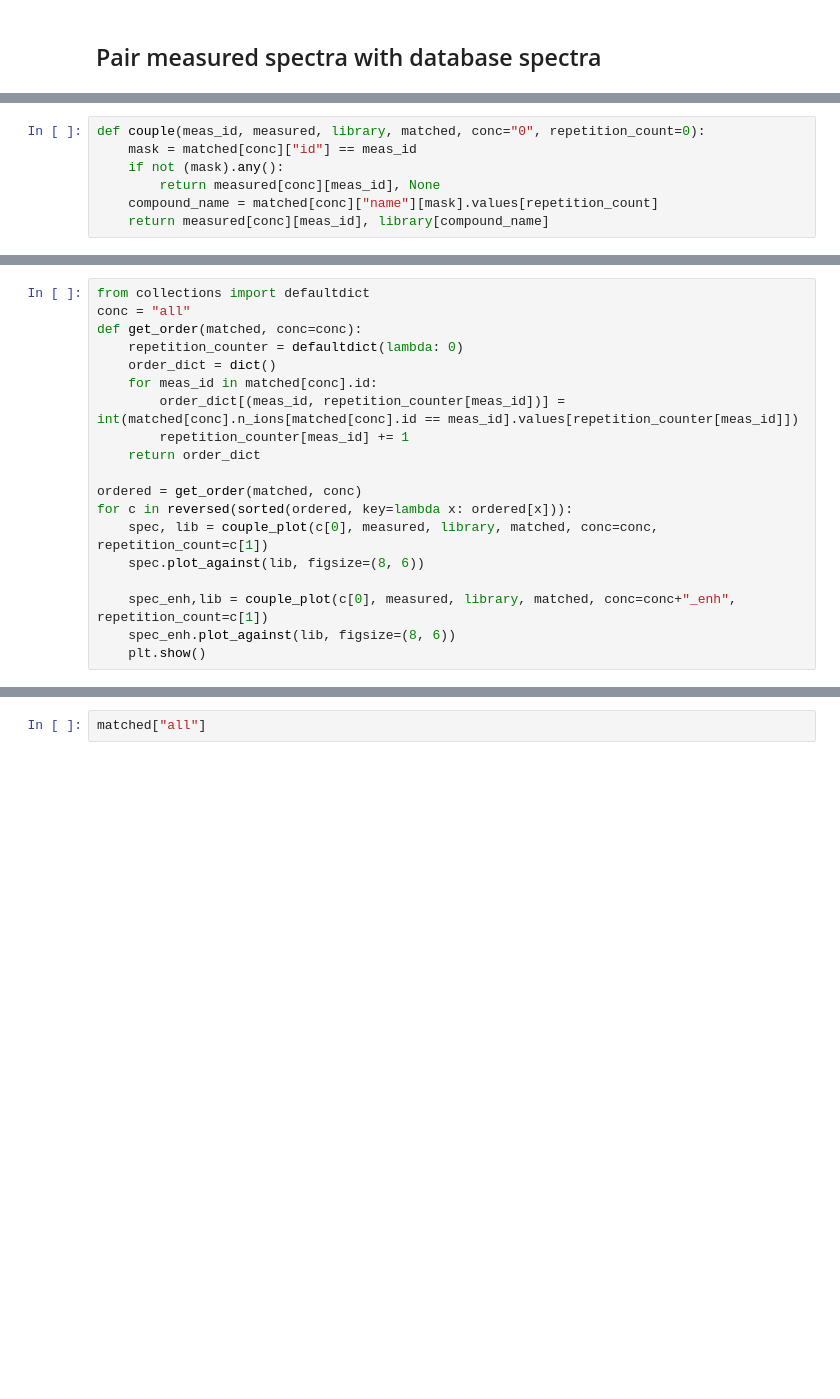
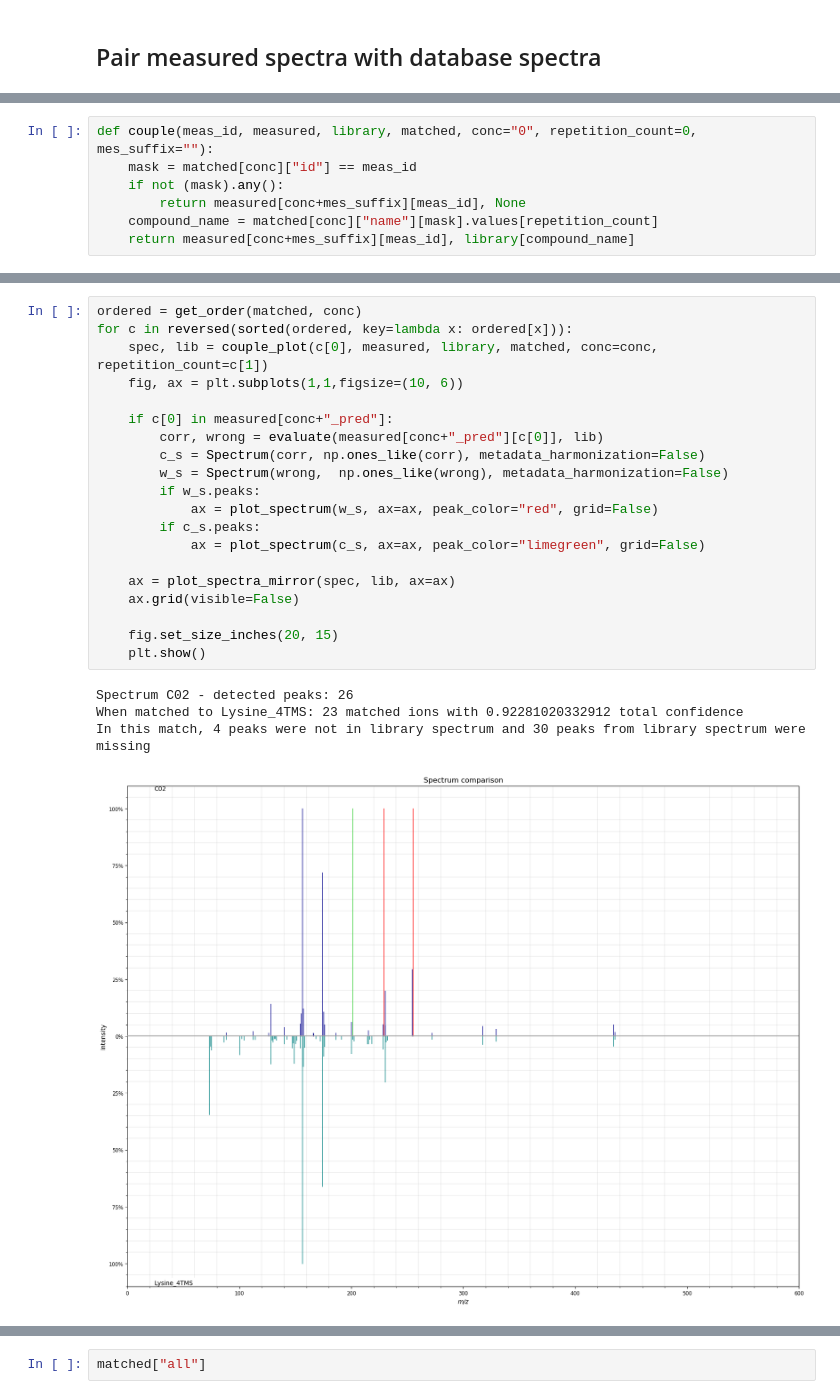
Before and after one commit to michal-stary/missing-peaks-prediction, a Jupyter notebook: real_data-galaxy-eval_MLP_.3.ipynb, the cells around one changed output, grey strips where cells are left out. Cells and saved outputs as stored; diff of their text form; blank space fills up the shorter version.

```diff
--- a/real_data-galaxy-eval_MLP_.3.ipynb
+++ b/real_data-galaxy-eval_MLP_.3.ipynb
@@ -69,7 +78,7 @@ len(measured["32"])
 # %%
-def couple(meas_id, measured, library, matched, conc="0", repetition_count=0):
+def couple(meas_id, measured, library, matched, conc="0", repetition_count=0, mes_suffix=""):
     mask = matched[conc]["id"] == meas_id
     if not (mask).any():
-        return measured[conc][meas_id], None
+        return measured[conc+mes_suffix][meas_id], None
     compound_name = matched[conc]["name"][mask].values[repetition_count]
-    return measured[conc][meas_id], library[compound_name]
+    return measured[conc+mes_suffix][meas_id], library[compound_name]
@@ -140,19 +193,0 @@ for c in reversed(sorted(ordered, key=lambda x: ordered[x])):
-# %%
-from collections import defaultdict
-conc = "all"
-def get_order(matched, conc=conc):
-    repetition_counter = defaultdict(lambda: 0)
-    order_dict = dict()
-    for meas_id in matched[conc].id:
-        order_dict[(meas_id, repetition_counter[meas_id])] = int(matched[conc].n_ions[matched[conc].id == meas_id].values[repetition_counter[meas_id]])
-        repetition_counter[meas_id] += 1
-    return order_dict
-
-ordered = get_order(matched, conc)
-for c in reversed(sorted(ordered, key=lambda x: ordered[x])):
-    spec, lib = couple_plot(c[0], measured, library, matched, conc=conc, repetition_count=c[1])
-    spec.plot_against(lib, figsize=(8, 6))
-
-    spec_enh,lib = couple_plot(c[0], measured, library, matched, conc=conc+"_enh", repetition_count=c[1])
-    spec_enh.plot_against(lib, figsize=(8, 6))
-    plt.show()
@@ -180,0 +194,25 @@ In this match, 12 peaks were not in library spectrum and 23 peaks from library s
+# %%
+ordered = get_order(matched, conc)
+for c in reversed(sorted(ordered, key=lambda x: ordered[x])):
+    spec, lib = couple_plot(c[0], measured, library, matched, conc=conc, repetition_count=c[1])
+    fig, ax = plt.subplots(1,1,figsize=(10, 6))
+
+    if c[0] in measured[conc+"_pred"]:
+        corr, wrong = evaluate(measured[conc+"_pred"][c[0]], lib)
+        c_s = Spectrum(corr, np.ones_like(corr), metadata_harmonization=False)
+        w_s = Spectrum(wrong,  np.ones_like(wrong), metadata_harmonization=False)
+        if w_s.peaks:
+            ax = plot_spectrum(w_s, ax=ax, peak_color="red", grid=False)
+        if c_s.peaks:
+            ax = plot_spectrum(c_s, ax=ax, peak_color="limegreen", grid=False)
+
+    ax = plot_spectra_mirror(spec, lib, ax=ax)
+    ax.grid(visible=False)
+
+    fig.set_size_inches(20, 15)
+    plt.show()
+# %% [output]
+Spectrum C02 - detected peaks: 26
+When matched to Lysine_4TMS: 23 matched ions with 0.92281020332912 total confidence
+In this match, 4 peaks were not in library spectrum and 30 peaks from library spectrum were missing
+[figure, added]
```
Also changed, not shown: parts of 45 cells of this notebook, 4 other files.
